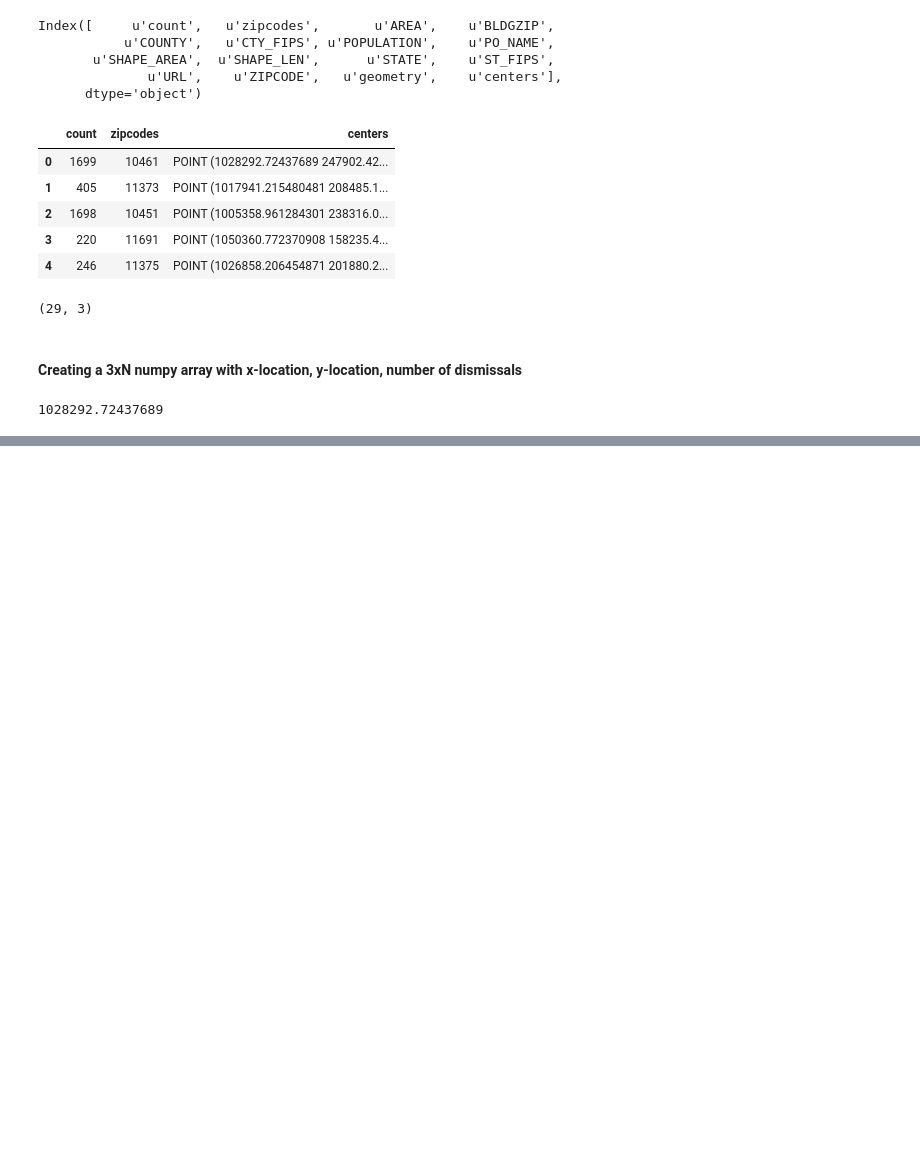
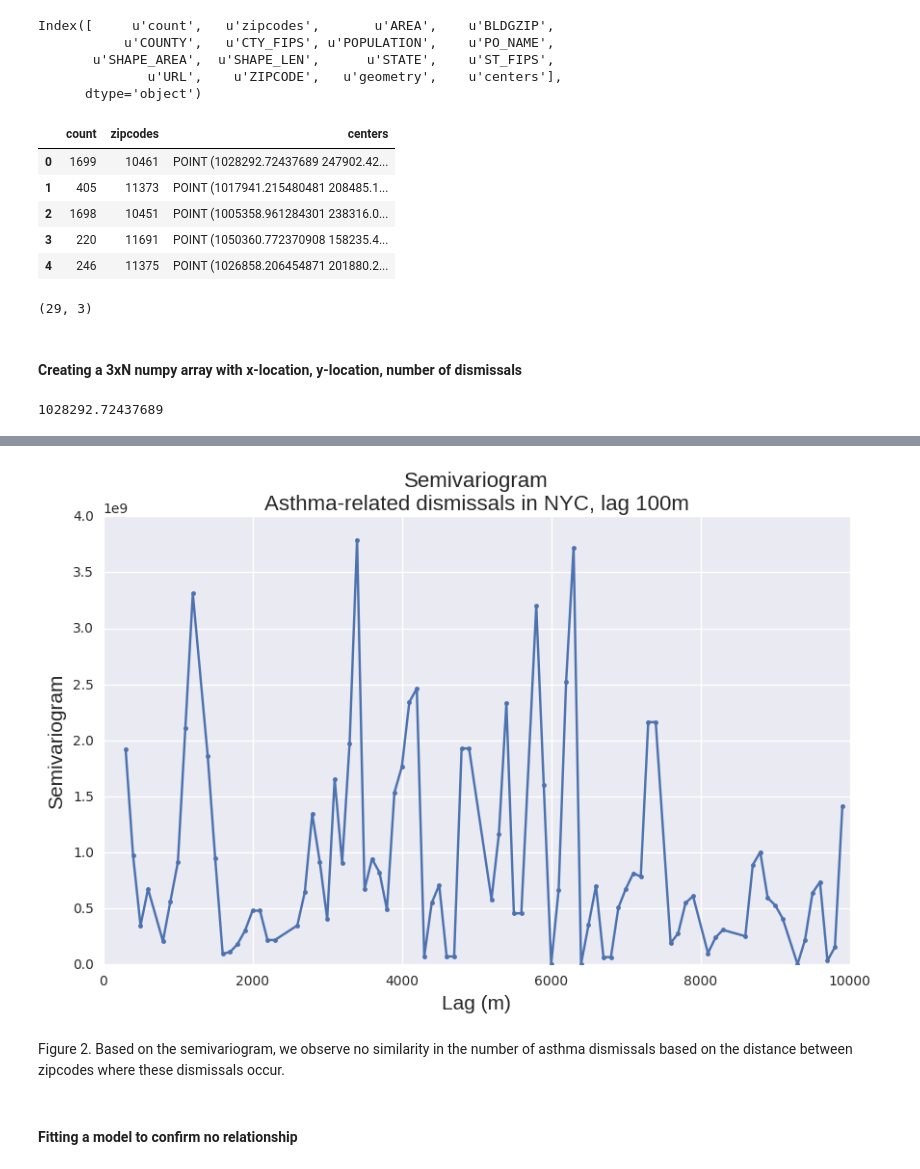
Before and after one commit to anastasiashe/PUI2016_as10790, a Jupyter notebook: HW12_as10790/HW12_as10790.ipynb, the cells around one changed output, grey strips where cells are left out. Saved outputs shown, nothing was run; the diff lists cells and outputs as text; code cells hidden in the pictures; blank space fills up the shorter version.

Commit message:
Adding semivariogram

```diff
--- a/HW12_as10790/HW12_as10790.ipynb
+++ b/HW12_as10790/HW12_as10790.ipynb
@@ -185,0 +229,20 @@ pl.show()
+# %%
+# lags in 100 meter increments from zero to 10,000
+lag = 100
+hs = np.arange(0, 10000, lag)
+bw = 100
+# %%
+sv = SV(krigdata, hs, bw)
+# %%
+pl.figure(figsize = (10, 6))
+plot(sv[0], sv[1], '.-' )
+pl.xlabel('Lag (m)', fontsize = 15)
+pl.ylabel('Semivariogram', fontsize = 15)
+pl.title('Semivariogram\nAsthma-related dismissals in NYC, lag %dm'%lag, fontsize = 16)
+pl.show()
+# %% [output]
+[figure, added]
+# %% [markdown]
+Figure 2. Based on the semivariogram, we observe no similarity in the number of asthma dismissals based on the distance between zipcodes where these dismissals occur.
+# %% [markdown]
+#### Fitting a model to confirm no relationship
```
Also changed, not shown: parts of 7 cells of this notebook.
